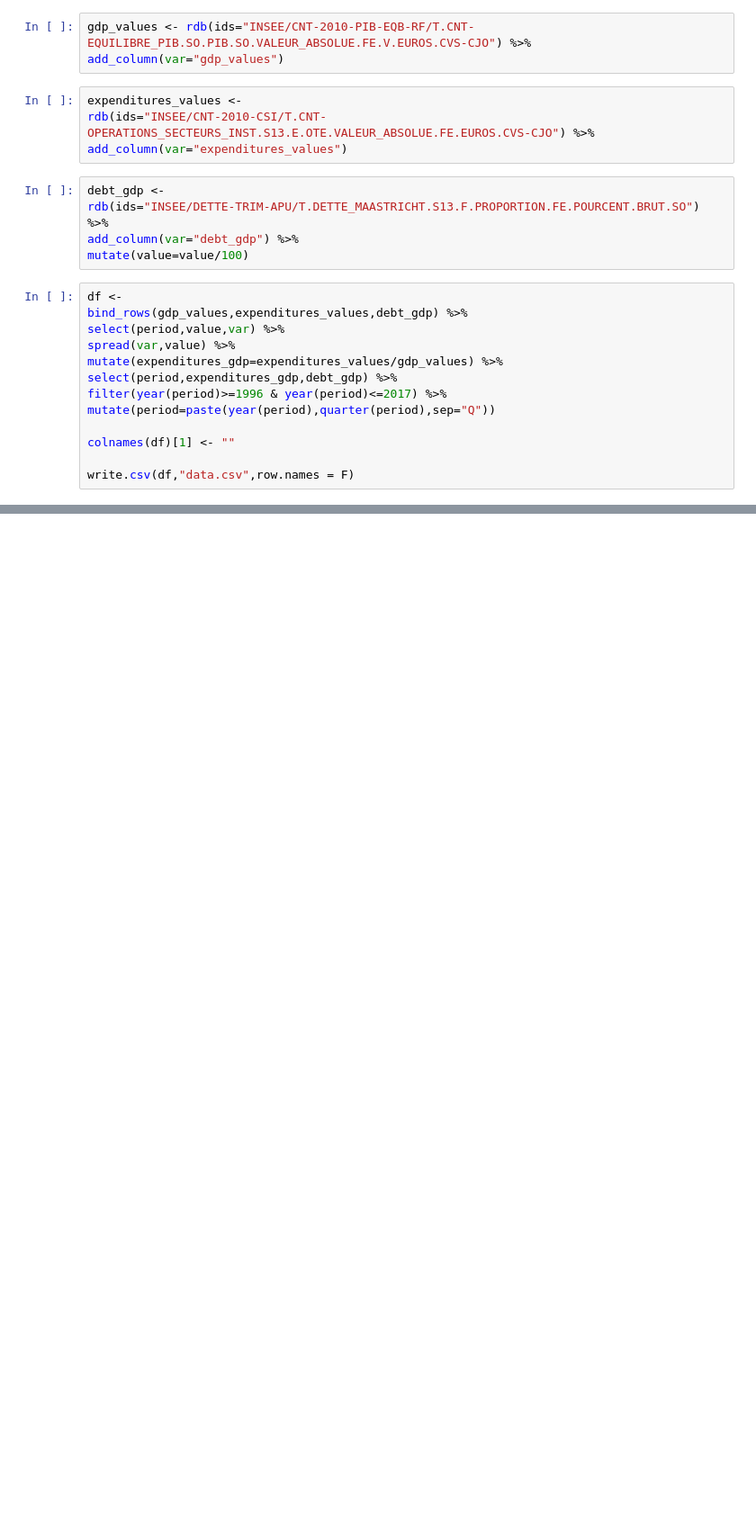
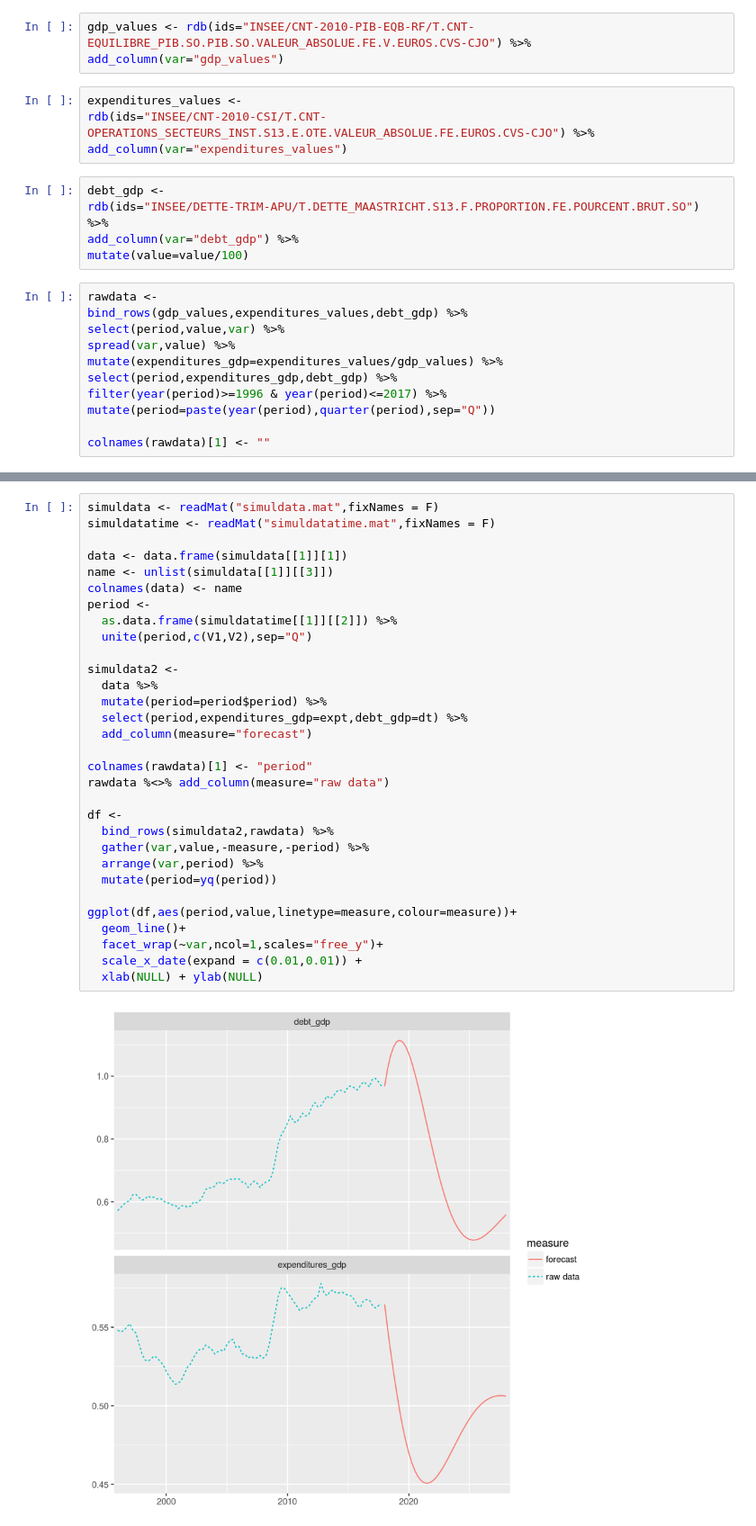
Before and after one commit to parlement-ouvert/dynaresf, a Jupyter notebook: dynaresf.ipynb, the cells around one changed output, grey strips where cells are left out. Shown at 90% size. Cells and saved outputs as stored; diff of their text form; blank space fills up the shorter version.

Commit message:
Plot in notebook simulated data with dynare.

```diff
--- a/dynaresf.ipynb
+++ b/dynaresf.ipynb
@@ -20,7 +20,7 @@ rdb(ids="INSEE/DETTE-TRIM-APU/T.DETTE_MAASTRICHT.S13.F.PROPORTION.FE.POURCENT.BR
 add_column(var="debt_gdp") %>%
 mutate(value=value/100)
 # %%
-df <-
+rawdata <-
 bind_rows(gdp_values,expenditures_values,debt_gdp) %>%
 select(period,value,var) %>%
 spread(var,value) %>%
@@ -29,6 +29,4 @@ select(period,expenditures_gdp,debt_gdp) %>%
 filter(year(period)>=1996 & year(period)<=2017) %>%
 mutate(period=paste(year(period),quarter(period),sep="Q"))
 
-colnames(df)[1] <- ""
-
-write.csv(df,"data.csv",row.names = F)
+colnames(rawdata)[1] <- ""
@@ -47 +58,34 @@ system2(
 # Dynare use the model `model.mod` and generate the files beginning with `model`.
+# %%
+simuldata <- readMat("simuldata.mat",fixNames = F)
+simuldatatime <- readMat("simuldatatime.mat",fixNames = F)
+
+data <- data.frame(simuldata[[1]][1])
+name <- unlist(simuldata[[1]][[3]])
+colnames(data) <- name
+period <-
+  as.data.frame(simuldatatime[[1]][[2]]) %>%
+  unite(period,c(V1,V2),sep="Q")
+
+simuldata2 <-
+  data %>%
+  mutate(period=period$period) %>%
+  select(period,expenditures_gdp=expt,debt_gdp=dt) %>%
+  add_column(measure="forecast")
+
+colnames(rawdata)[1] <- "period"
+rawdata %<>% add_column(measure="raw data")
+
+df <-
+  bind_rows(simuldata2,rawdata) %>%
+  gather(var,value,-measure,-period) %>%
+  arrange(var,period) %>%
+  mutate(period=yq(period))
+
+ggplot(df,aes(period,value,linetype=measure,colour=measure))+
+  geom_line()+
+  facet_wrap(~var,ncol=1,scales="free_y")+
+  scale_x_date(expand = c(0.01,0.01)) +
+  xlab(NULL) + ylab(NULL)
+# %% [output]
+[figure, added]
```
Also changed, not shown: parts of 4 cells of this notebook, 1 other file.
